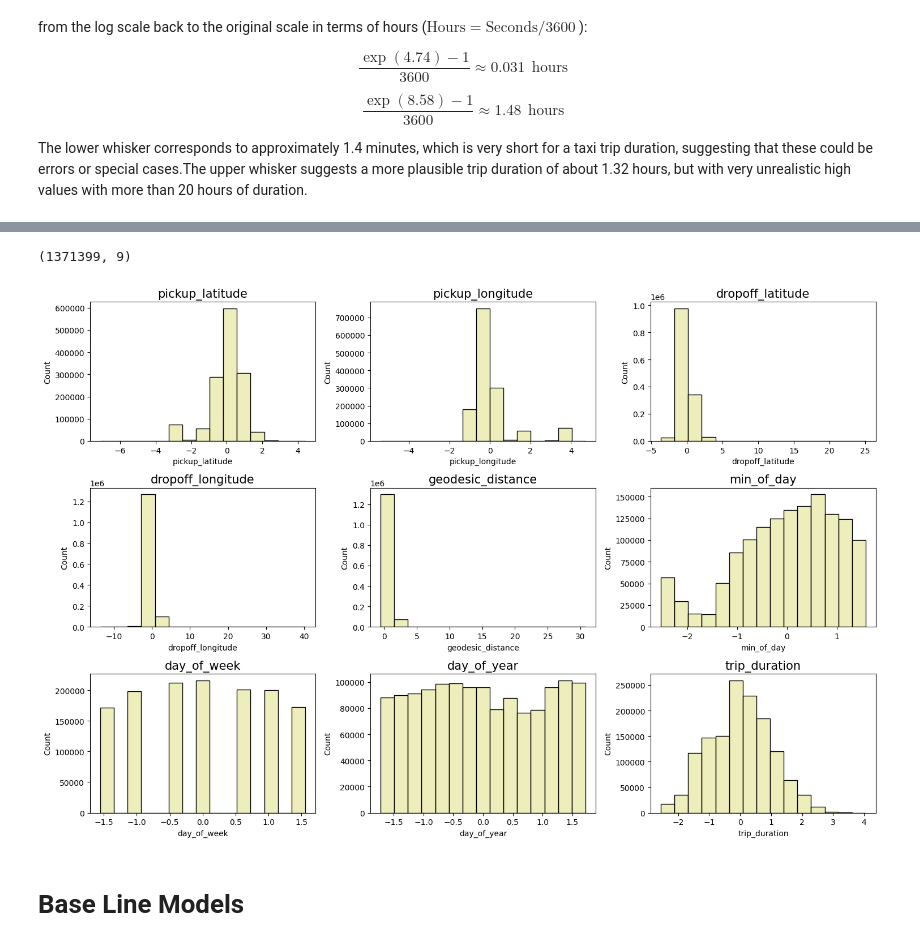
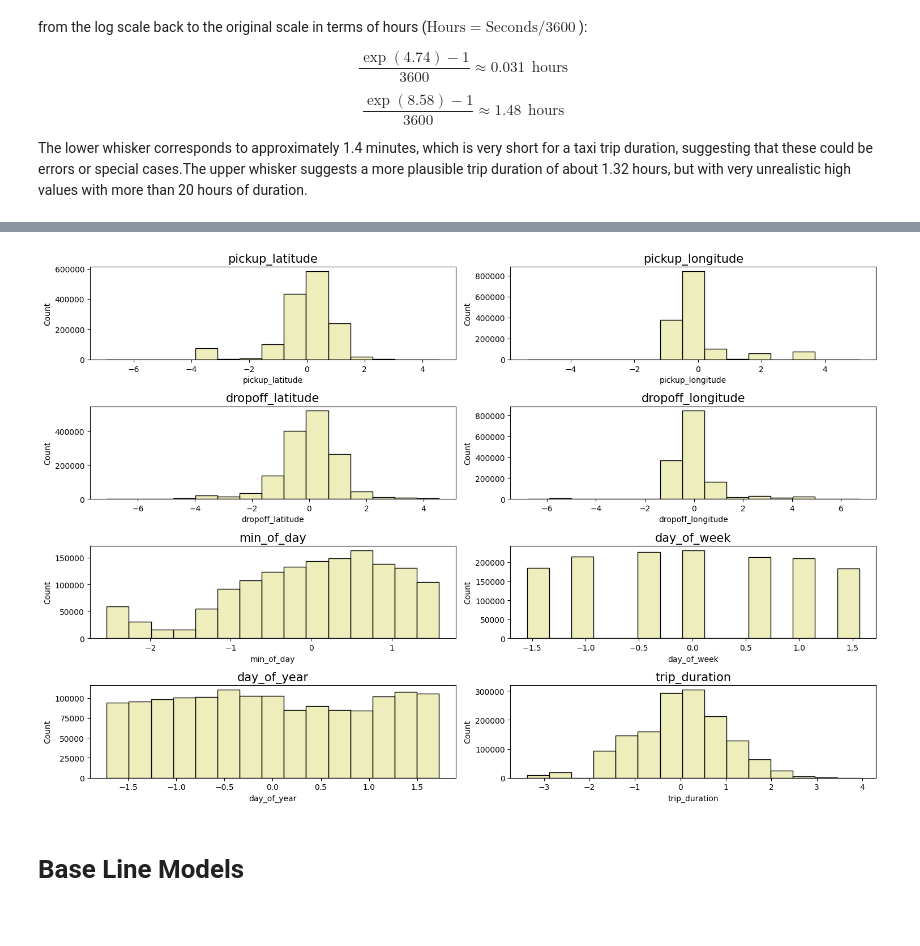
Before and after one commit to marcosbenicio/bayesian-neural-network, a Jupyter notebook: 02-regression/bnn-regression.ipynb, the cells around one changed output, grey strips where cells are left out. Drawn from its saved outputs; the diff is of its cells as text; code cells hidden in the pictures.

```diff
--- a/02-regression/bnn-regression.ipynb
+++ b/02-regression/bnn-regression.ipynb
@@ -639,26 +468,12 @@ plt.show()
-# %%
-# Function to remove rows outside range
-def clip(df, a, b, col):
-    for c in col:
-        df = df[(df[c]>a) & (df[c]<b)]
-    return df
-
-# Remove outliers
-#df_taxi = clip(df_taxi, 1, 4*3600, ['trip_duration'])
-df_taxi = clip(df_taxi,  -75, -72.5,
-             ['pickup_longitude', 'dropoff_longitude'])
-df_taxi = clip(df_taxi, 40, 41.5,
-             ['pickup_latitude', 'dropoff_latitude'])
 # %%
-## Select only trip duration above the lower whisker (above 1 minute 54 seconds)
-df_taxi = df_taxi[~lower_duration_outliers].copy()
+## Select only trip duration above the lower whisker (above 1 minute)
+df_taxi = df_taxi[df_taxi['trip_duration'] >= 60].copy()
 
-## Select only trip duration lower then 5 hours
+
+## Select only trip duration lower then 4 hours
 df_taxi = df_taxi[df_taxi['trip_duration'] <= 4 * 3600].copy()
 #
 df_taxi.shape
-# %% [output]
-(1371399, 9)
 # %%
 # Transform target column using log1p
 df_taxi['trip_duration'] = np.log(df_taxi['trip_duration'])
@@ -668,14 +483,14 @@ df_taxi = (df_taxi - df_taxi.mean()) / df_taxi.std()
 # %%
 # Adjust the layout to 3x3 to handle 9 plots
 plt.figure(figsize=(15, 10))
-for i in range(9):
-    plt.subplot(3, 3, i + 1)  # Create a 3x3 grid
+for i in range(8):
+    plt.subplot(4, 2, i + 1)  # Create a 3x3 grid
     sns.histplot(df_taxi.iloc[:, i], bins=15, linewidth=1, color='#dfdc7bff', alpha=0.5)
     plt.title(df_taxi.columns[i], fontsize=15)
 plt.tight_layout()
 plt.show()
 # %% [output]
-[figure, old version]
+[figure, new version]
 # %%
 df_taxi.to_parquet("data/processed/yellow_taxi_2023.parquet", index=False)
 # %% [markdown]
```
Also changed, not shown: parts of 26 cells of this notebook.
